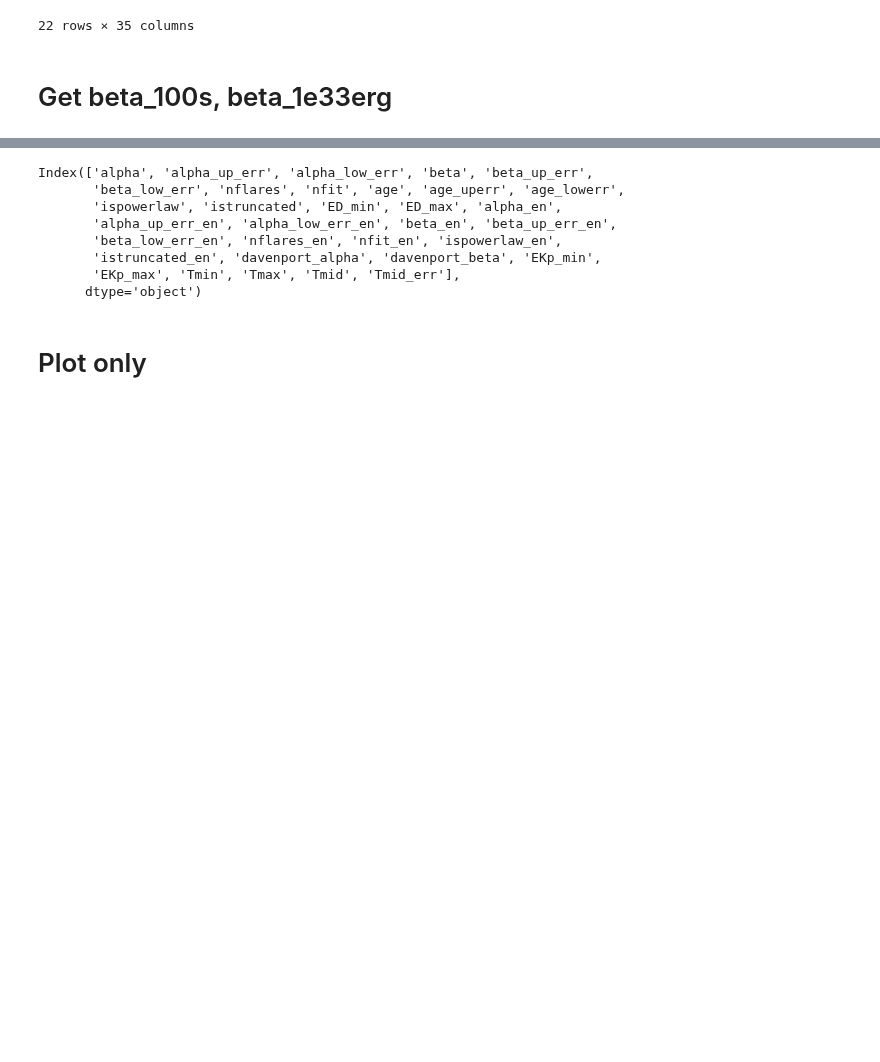
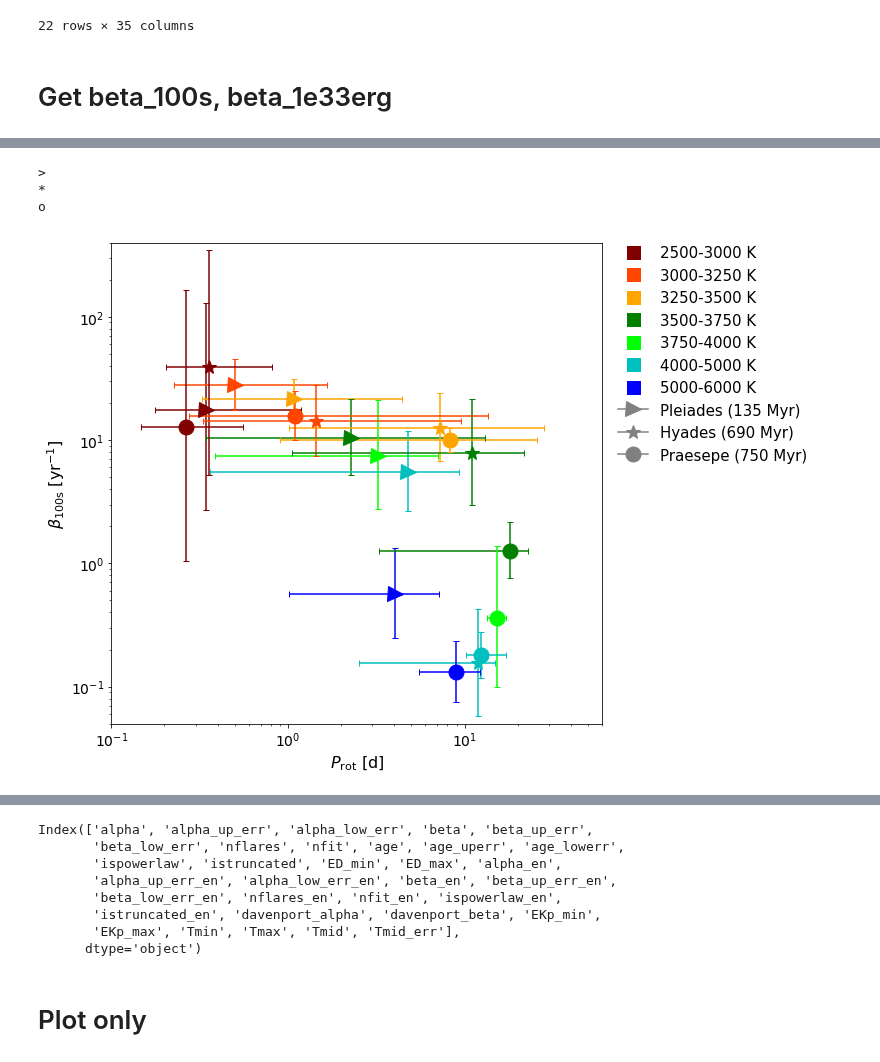
Before and after one commit to ekaterinailin/flares-in-clusters-with-k2-ii, a Jupyter notebook: VettingFlares/FFDs_Wheatland_no_full.ipynb, the cells around one changed output, grey strips where cells are left out. Cells and saved outputs as stored; diff of their text form; code cells hidden in the pictures; blank space fills up the shorter version.

```diff
--- a/VettingFlares/FFDs_Wheatland_no_full.ipynb
+++ b/VettingFlares/FFDs_Wheatland_no_full.ipynb
@@ -486,0 +520,62 @@ plt.savefig(f"{paperdir}pics/FFDs/beta_T_age_ED_wheatland.png", dpi=300)
+# %%
+rots = pd.read_csv("tables/rotation_median_std.csv")
+# beta = pd.read_csv("tables/cluster_SpT_alphabeta.csv")
+beta = beta.rename(index=str, columns={"Teff":"Tmedian"})
+merged = rots.merge(beta, how="left", left_on=["Tmedian","cluster"], right_on=["Tmedian","cluster"])
+
+ccol = dict(zip(['pleiades',"hyades","praesepe","ngc6774","ngc2682"],
+                [["Pleiades","brown",">",135,25,25],
+                 ["Hyades","orangered","*",690,160,100],
+                 ["Praesepe","orange","o",750,3,7],
+                 ["Rup 147", "green",r"$m$",2650,380,380],
+                 ["M67","blue",">",3639,17,17]]))
+
+Tcols = {"2500-3000":["^","maroon"],
+         "3000-3250":[">","orangered"],
+         "3250-3500":["<","orange"],
+         "3500-3750":["*","green"],
+         "3750-4000":["d","lime"],
+         "4000-5000":["x","c"],
+         "5000-6000":["o","blue"],}
+
+for s, mergeds in [(x, merged[merged.Tmin <= x]) for x in [6000,]]:#2500,3000,3250,3500,3750,4000,5000,6000]]:
+    fig, ax = plt.subplots(ncols=1, nrows=1, figsize=(11,8))
+    legend_elements = []
+    b = ""
+    for key in Tcols:
+        legend_elements.append(Line2D([0], [0], marker="s", color="w", label=f"{key} K",
+                              markerfacecolor=Tcols[key][1], markersize=15))
+    for cluster in ["Pleiades", "Hyades", "Praesepe"]:
+        h = mergeds[mergeds.cluster == cluster]
+        cl = cluster.lower()
+        marker = ccol[cl][2]
+        print(marker)
+        legend_elements.append(Line2D([0], [0], marker=marker, color='grey', label=f"{cluster} ({ccol[cl][3]} Myr)",
+                              markerfacecolor='grey', markersize=15))
+        for Teff, g in h.groupby("Tmedian"):
+            if g.Tmax.iloc[0] > s:
+                alpha=1.
+            else:
+                alpha=1.
+            color=Tcols[Teff][1]
+            ax.errorbar(x=g.Pmedian, xerr=g[[f"P5th",f"P95th"]].values.T, y=g[f"beta_100s{b}"],
+                        yerr=g[[f"beta_100s_low_err{b}",f"beta_100s_up_err{b}"]].values.T,
+                        fmt=marker,color=color,markersize=15,capsize=3,alpha=alpha)
+
+
+    ax.legend(handles=legend_elements, fontsize=15, frameon=False, loc=(1.02,0.53))
+
+    ax.set_yscale("log")
+    ax.set_xlabel(r"$P_\mathrm{rot}$ [d]", fontsize=16)
+    ax.set_ylabel(r"$\beta_\mathrm{100s}$ [yr$^{-1}$]", fontsize=16)
+    ax.set_xlim(1e-1,60)
+    ax.set_ylim(0.05,400)
+    ax.set_xscale("log")
+    plt.tight_layout()
+    plt.savefig(f"plots/{tstamp}_beta_T_age_rotation_full.png", dpi=300)
+    plt.savefig(f"{paperdir}pics/FFDs/beta_T_age_rotation_full.png", dpi=300)
+# %% [output]
+>
+*
+o
+[figure, added]
```
Also changed, not shown: parts of 10 cells of this notebook, 1 other file.
